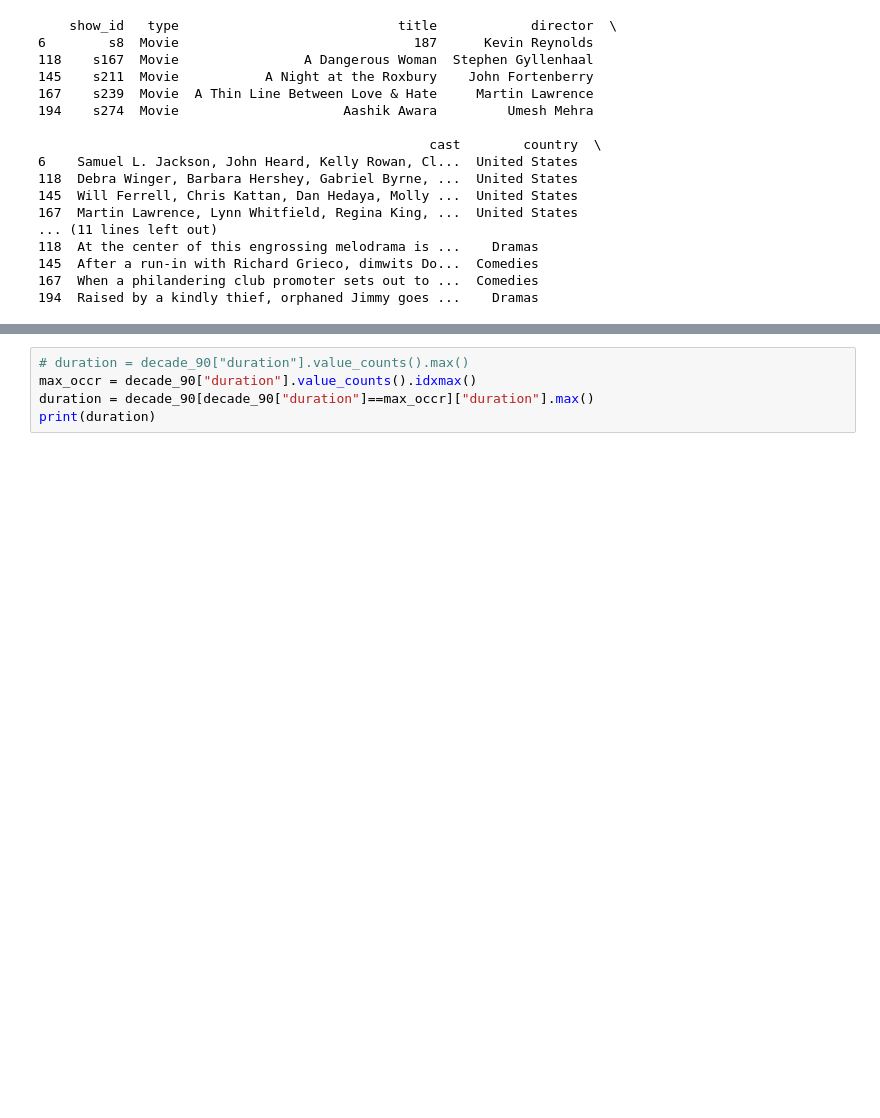
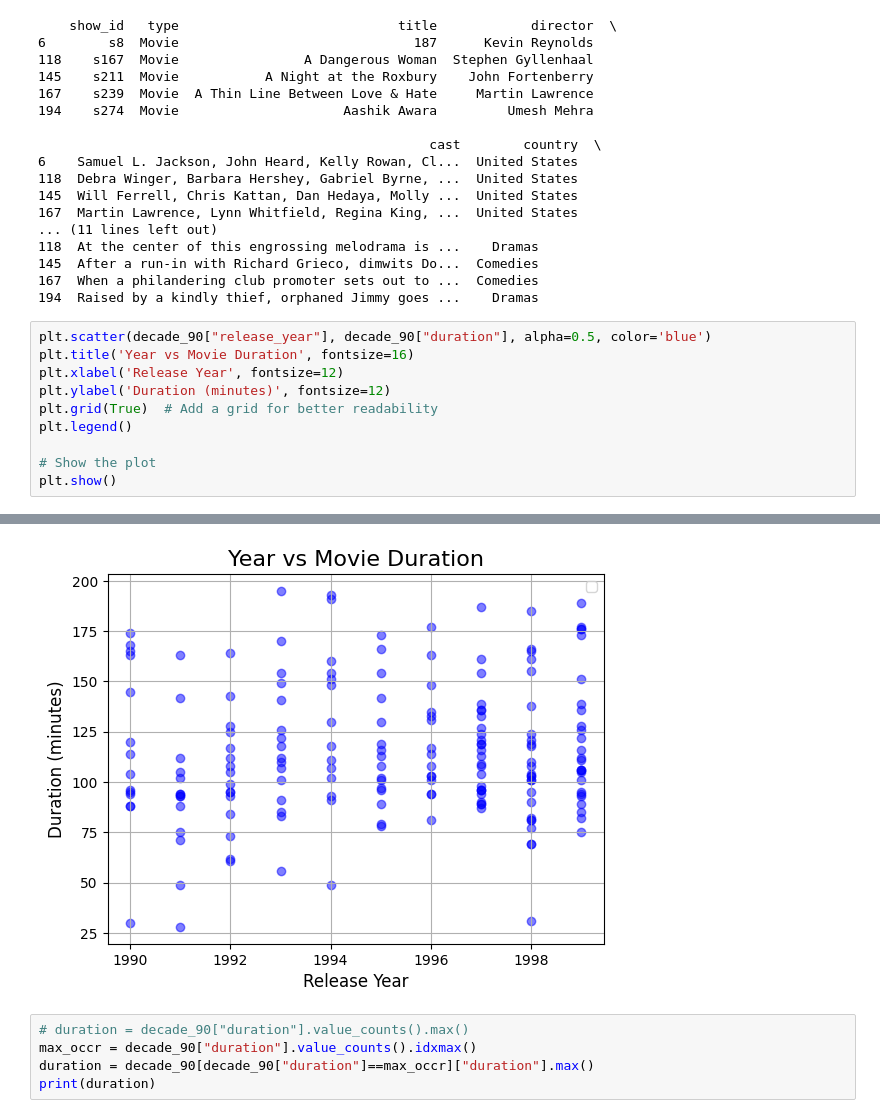
Before and after one commit to ayanb1101/Investigating-Netflix-Movie, a Jupyter notebook: Investigating_Netflix_Movies.ipynb, the cells around one changed output, grey strips where cells are left out. Drawn from its saved outputs; the diff is of its cells as text; blank space fills up the shorter version.

```diff
--- a/Investigating_Netflix_Movies.ipynb
+++ b/Investigating_Netflix_Movies.ipynb
@@ -92,3 +92,14 @@ print(decade_90.head())
 145  After a run-in with Richard Grieco, dimwits Do...  Comedies
 167  When a philandering club promoter sets out to ...  Comedies
 194  Raised by a kindly thief, orphaned Jimmy goes ...    Dramas
+# %%
+plt.scatter(decade_90["release_year"], decade_90["duration"], alpha=0.5, color='blue')
+plt.title('Year vs Movie Duration', fontsize=16)
+plt.xlabel('Release Year', fontsize=12)
+plt.ylabel('Duration (minutes)', fontsize=12)
+plt.grid(True)  # Add a grid for better readability
+plt.legend()
+
+# Show the plot
+plt.show()
+# %% [output]
@@ -95,3 +107,4 @@ print(decade_90.head())
+[figure, added]
 # %%
 # duration = decade_90["duration"].value_counts().max()
 max_occr = decade_90["duration"].value_counts().idxmax()
```
Also changed, not shown: parts of 1 cell of this notebook.
